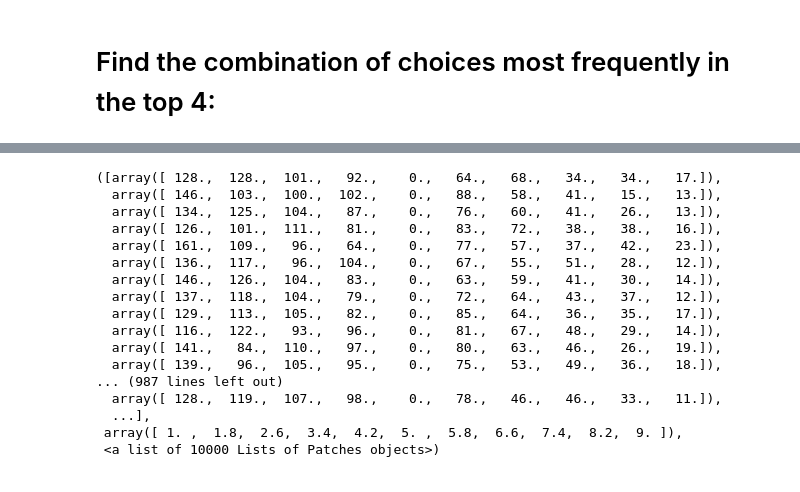
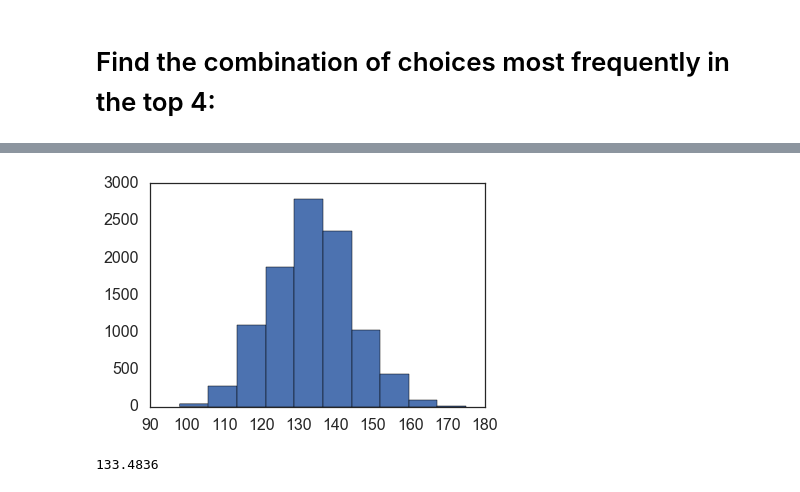
Before and after one commit to NickHoernle/group-mediator-bot, a Jupyter notebook: experiment/Experiment.ipynb, the cells around one changed output, grey strips where cells are left out. Saved outputs shown, nothing was run; the diff lists cells and outputs as text; code cells hidden in the pictures.

```diff
--- a/experiment/Experiment.ipynb
+++ b/experiment/Experiment.ipynb
@@ -744,20 +717,11 @@ stds = np.array(counts).std(axis=0)
+# %%
+result = np.array(result)
+# %%
+ones = []
+for r in result:
+    ones.append(np.sum(r == 1))
 # %%
-plt.hist(result)
+plt.hist(ones)
+plt.show()
 # %% [output]
-([array([ 128.,  128.,  101.,   92.,    0.,   64.,   68.,   34.,   34.,   17.]),
-  array([ 146.,  103.,  100.,  102.,    0.,   88.,   58.,   41.,   15.,   13.]),
-  array([ 134.,  125.,  104.,   87.,    0.,   76.,   60.,   41.,   26.,   13.]),
-  array([ 126.,  101.,  111.,   81.,    0.,   83.,   72.,   38.,   38.,   16.]),
-  array([ 161.,  109.,   96.,   64.,    0.,   77.,   57.,   37.,   42.,   23.]),
-  array([ 136.,  117.,   96.,  104.,    0.,   67.,   55.,   51.,   28.,   12.]),
-  array([ 146.,  126.,  104.,   83.,    0.,   63.,   59.,   41.,   30.,   14.]),
-  array([ 137.,  118.,  104.,   79.,    0.,   72.,   64.,   43.,   37.,   12.]),
-  array([ 129.,  113.,  105.,   82.,    0.,   85.,   64.,   36.,   35.,   17.]),
-  array([ 116.,  122.,   93.,   96.,    0.,   81.,   67.,   48.,   29.,   14.]),
-  array([ 141.,   84.,  110.,   97.,    0.,   80.,   63.,   46.,   26.,   19.]),
-  array([ 139.,   96.,  105.,   95.,    0.,   75.,   53.,   49.,   36.,   18.]),
-... (987 lines left out)
-  array([ 128.,  119.,  107.,   98.,    0.,   78.,   46.,   46.,   33.,   11.]),
-  ...],
- array([ 1. ,  1.8,  2.6,  3.4,  4.2,  5. ,  5.8,  6.6,  7.4,  8.2,  9. ]),
- <a list of 10000 Lists of Patches objects>)
+[figure, added]
@@ -770,0 +731,4 @@ plt.show()
+# %%
+mean
+# %% [output]
+133.4836
```
Also changed, not shown: parts of 14 cells of this notebook.
